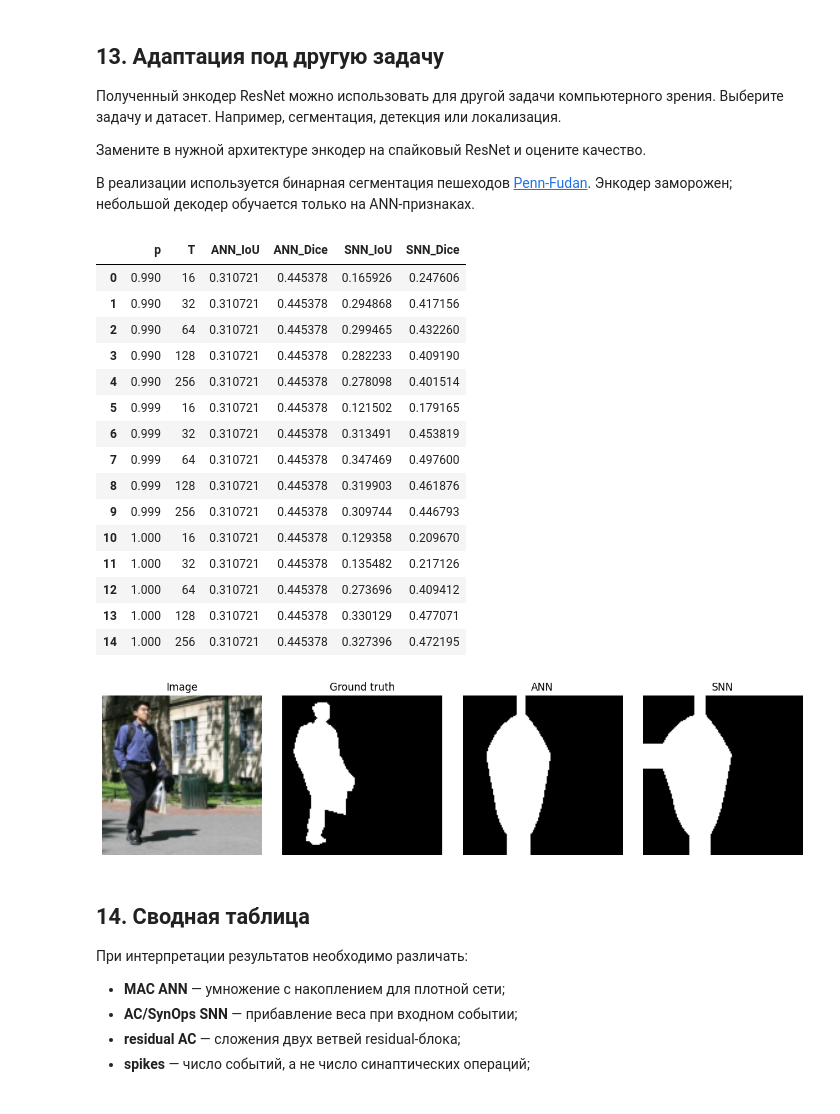
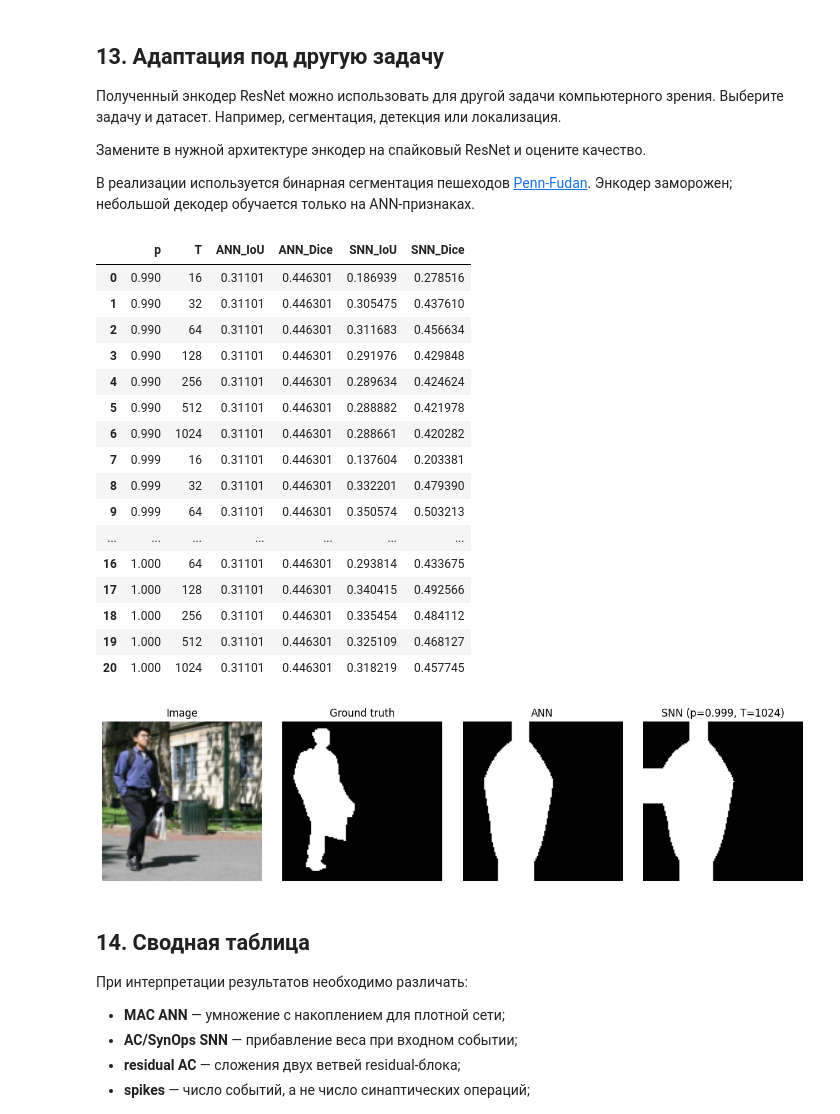
Before and after one commit to diuzhevVlad/neuromorphic_mipt_fall_2026, a Jupyter notebook: Lab_1_ResNet_rate_conversion.ipynb, the cells around one changed output. Drawn from its saved outputs; the diff is of its cells as text; code cells hidden in the pictures.

```diff
--- a/Lab_1_ResNet_rate_conversion.ipynb
+++ b/Lab_1_ResNet_rate_conversion.ipynb
@@ -118,7 +118,7 @@ device: cuda
 ## 2. Конфигурация эксперимента
 # %%
 FAST_MODE = True
-T_CHECKPOINTS = [16, 32, 64, 128, 256]
+T_CHECKPOINTS = [16, 32, 64, 128, 256, 512, 1024]
 
 # Число объектов для калибровки порогов и оценки классификации.
 CALIBRATION_SAMPLES = 128 if FAST_MODE else 1024
@@ -266,16 +266,12 @@ classification_loader = DataLoader(
     imagenette_eval,
     batch_size=CLASSIFICATION_BATCH_SIZE,
     shuffle=False,
-    num_workers=2,
-    pin_memory=torch.cuda.is_available(),
 )
 
 calibration_loader = DataLoader(
     Subset(imagenette, calibration_indices),
     batch_size=CLASSIFICATION_BATCH_SIZE,
     shuffle=False,
-    num_workers=2,
-    pin_memory=torch.cuda.is_available(),
 )
 
 print('classes:', base_imagenette.classes)
@@ -1009,36 +976,37 @@ segmentation_results.to_csv(RESULTS_DIR / "segmentation.csv", index=False)
 segmentation_results
 # %% [output]
 |  | p | T | ANN_IoU | ANN_Dice | SNN_IoU | SNN_Dice |
-| 0 | 0.990 | 16 | 0.310721 | 0.445378 | 0.165926 | 0.247606 |
-| 1 | 0.990 | 32 | 0.310721 | 0.445378 | 0.294868 | 0.417156 |
-| 2 | 0.990 | 64 | 0.310721 | 0.445378 | 0.299465 | 0.432260 |
-| 3 | 0.990 | 128 | 0.310721 | 0.445378 | 0.282233 | 0.409190 |
-| 4 | 0.990 | 256 | 0.310721 | 0.445378 | 0.278098 | 0.401514 |
-| 5 | 0.999 | 16 | 0.310721 | 0.445378 | 0.121502 | 0.179165 |
-| 6 | 0.999 | 32 | 0.310721 | 0.445378 | 0.313491 | 0.453819 |
-| 7 | 0.999 | 64 | 0.310721 | 0.445378 | 0.347469 | 0.497600 |
-| 8 | 0.999 | 128 | 0.310721 | 0.445378 | 0.319903 | 0.461876 |
-| 9 | 0.999 | 256 | 0.310721 | 0.445378 | 0.309744 | 0.446793 |
-| 10 | 1.000 | 16 | 0.310721 | 0.445378 | 0.129358 | 0.209670 |
-| 11 | 1.000 | 32 | 0.310721 | 0.445378 | 0.135482 | 0.217126 |
-| 12 | 1.000 | 64 | 0.310721 | 0.445378 | 0.273696 | 0.409412 |
-| 13 | 1.000 | 128 | 0.310721 | 0.445378 | 0.330129 | 0.477071 |
-| 14 | 1.000 | 256 | 0.310721 | 0.445378 | 0.327396 | 0.472195 |
+| 0 | 0.990 | 16 | 0.31101 | 0.446301 | 0.186939 | 0.278516 |
+| 1 | 0.990 | 32 | 0.31101 | 0.446301 | 0.305475 | 0.437610 |
+| 2 | 0.990 | 64 | 0.31101 | 0.446301 | 0.311683 | 0.456634 |
+| 3 | 0.990 | 128 | 0.31101 | 0.446301 | 0.291976 | 0.429848 |
+| 4 | 0.990 | 256 | 0.31101 | 0.446301 | 0.289634 | 0.424624 |
+| 5 | 0.990 | 512 | 0.31101 | 0.446301 | 0.288882 | 0.421978 |
+| 6 | 0.990 | 1024 | 0.31101 | 0.446301 | 0.288661 | 0.420282 |
+| 7 | 0.999 | 16 | 0.31101 | 0.446301 | 0.137604 | 0.203381 |
+| 8 | 0.999 | 32 | 0.31101 | 0.446301 | 0.332201 | 0.479390 |
+| 9 | 0.999 | 64 | 0.31101 | 0.446301 | 0.350574 | 0.503213 |
+| ... | ... | ... | ... | ... | ... | ... |
+| 16 | 1.000 | 64 | 0.31101 | 0.446301 | 0.293814 | 0.433675 |
+| 17 | 1.000 | 128 | 0.31101 | 0.446301 | 0.340415 | 0.492566 |
+| 18 | 1.000 | 256 | 0.31101 | 0.446301 | 0.335454 | 0.484112 |
+| 19 | 1.000 | 512 | 0.31101 | 0.446301 | 0.325109 | 0.468127 |
+| 20 | 1.000 | 1024 | 0.31101 | 0.446301 | 0.318219 | 0.457745 |
 # %%
 image, mask, prediction = seg_example
 image = image * torch.tensor([0.229, 0.224, 0.225])[:, None, None]
 image = image + torch.tensor([0.485, 0.456, 0.406])[:, None, None]
 fig, axes = plt.subplots(1, 4, figsize=(12, 3))
 axes[0].imshow(image.permute(1, 2, 0).clamp(0, 1))
 for ax, value in zip(axes[1:], (mask, ann_masks[0], prediction)):
     ax.imshow(value.squeeze(), cmap="gray", vmin=0, vmax=1)
-for ax, title in zip(axes, ("Image", "Ground truth", "ANN", "SNN")):
+for ax, title in zip(axes, ("Image", "Ground truth", "ANN", f"SNN (p={THRESHOLD_PERCENTILE:g}, T={max(T_CHECKPOINTS)})")):
     ax.set_title(title)
     ax.axis("off")
 fig.tight_layout()
 fig.savefig(RESULTS_DIR / "segmentation_example.png")
 # %% [output]
-[figure, old version]
+[figure, new version]
 # %% [markdown]
 ## 14. Сводная таблица
 
```
Also changed, not shown: parts of 9 cells of this notebook, 12 other files.
